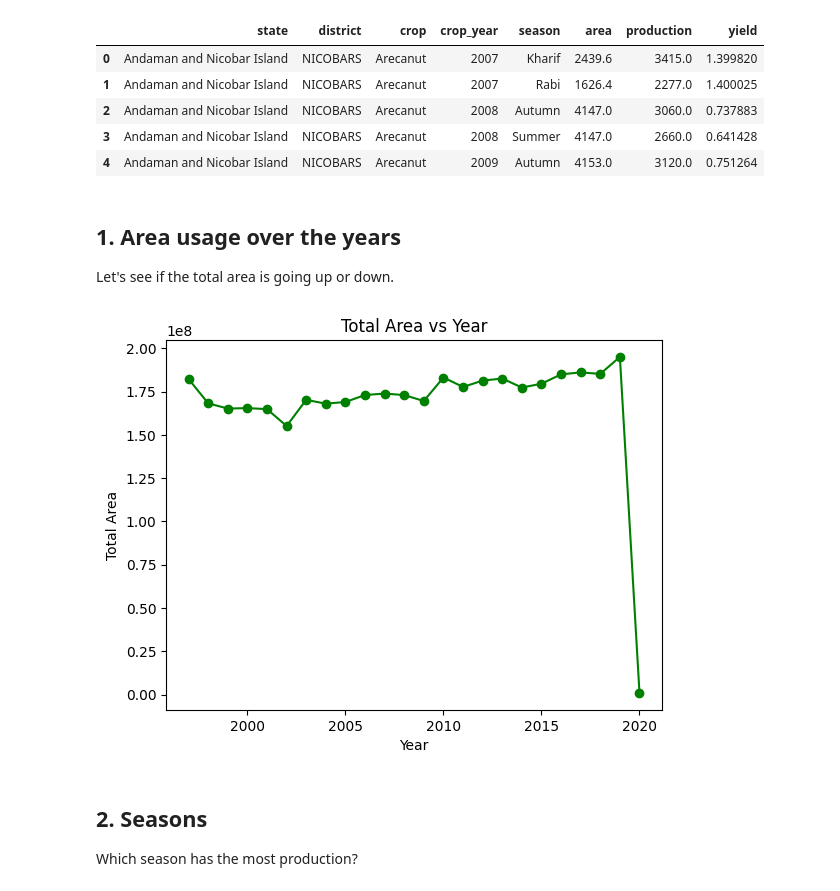
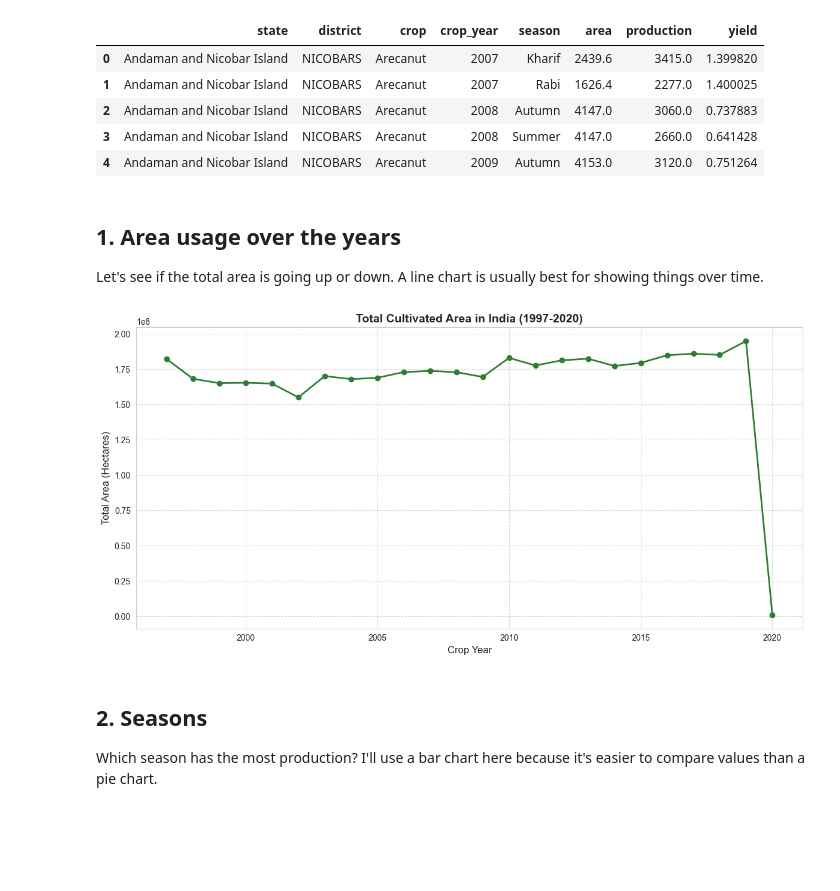
Before and after one commit to r0hansng/SectionA_G17_IndiaAgriProductivity, a Jupyter notebook: notebooks/03_eda.ipynb, the cells around one changed output. Cells and saved outputs as stored; diff of their text form; code cells hidden in the pictures; blank space fills up the shorter version.

Commit message:
update charts

```diff
--- a/notebooks/03_eda.ipynb
+++ b/notebooks/03_eda.ipynb
@@ -7,6 +7,9 @@ import pandas as pd
 import matplotlib.pyplot as plt
 import seaborn as sns
 
+# Set the visual style to make charts look professional
+sns.set_style("whitegrid")
+
 # Load the clean data
 df = pd.read_csv("../data/processed/APY_cleaned.csv")
 df.head()
@@ -20,17 +23,21 @@ df.head()
 # %% [markdown]
 ## 1. Area usage over the years
 
-Let's see if the total area is going up or down.
+Let's see if the total area is going up or down. A line chart is usually best for showing things over time.
 # %%
 yearly_area = df.groupby('crop_year')['area'].sum()
-plt.plot(yearly_area.index, yearly_area.values, marker='o', color='green')
-plt.title('Total Area vs Year')
-plt.xlabel('Year')
-plt.ylabel('Total Area')
+
+plt.figure(figsize=(12, 6))
+plt.plot(yearly_area.index, yearly_area.values, marker='o', linestyle='-', color='#2e7d32', linewidth=2)
+plt.title('Total Cultivated Area in India (1997-2020)', fontsize=14, fontweight='bold')
+plt.xlabel('Crop Year', fontsize=12)
+plt.ylabel('Total Area (Hectares)', fontsize=12)
+plt.grid(True, linestyle='--', alpha=0.7)
+plt.tight_layout()
 plt.show()
 # %% [output]
-[figure, old version]
+[figure, new version]
 # %% [markdown]
 ## 2. Seasons
 
-Which season has the most production?
+Which season has the most production? I'll use a bar chart here because it's easier to compare values than a pie chart.
```
Also changed, not shown: parts of 6 cells of this notebook, 1 other file.
